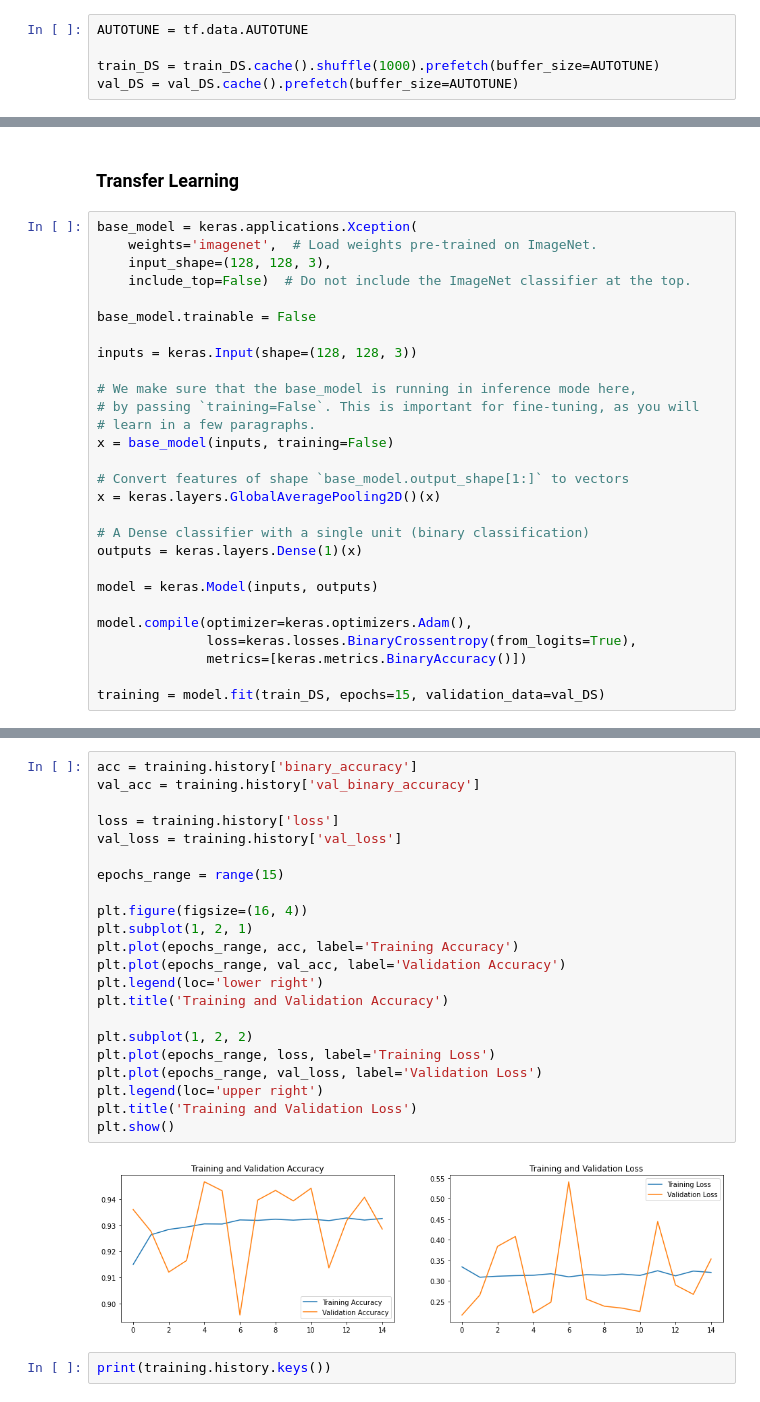
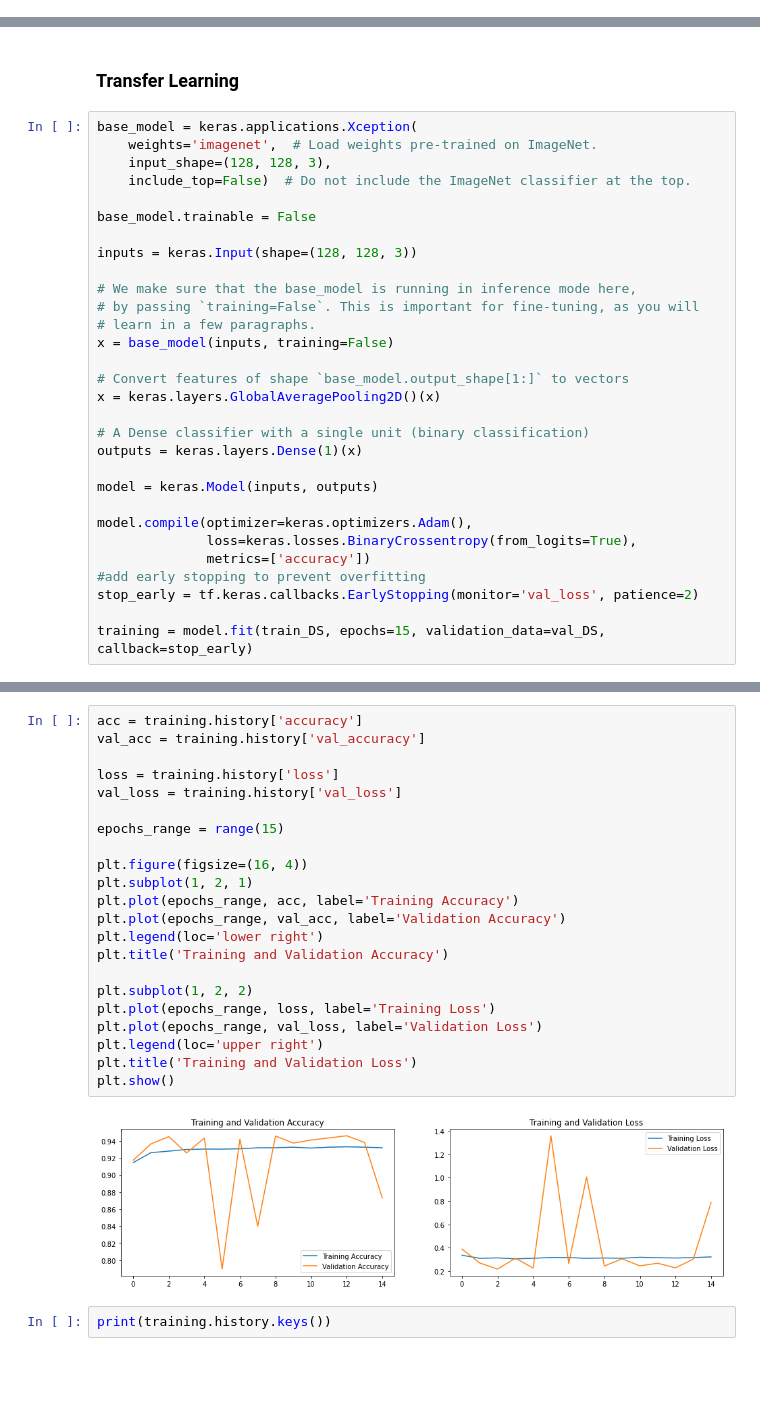
Before and after one commit to mpingus/TensorFlowWindTurbineClassifier, a Jupyter notebook: train.ipynb, the cells around one changed output, grey strips where cells are left out. Cells and saved outputs as stored; diff of their text form; blank space fills up the shorter version.

```diff
--- a/train.ipynb
+++ b/train.ipynb
@@ -197,11 +226,6 @@ Since all the images have the same format no normalization or reshaping is neede
 Data Augmentation is used to create create more data in order to get a better accuracy of the model. But since the dataset consists of a lot of images in different variation this techniques isn't necessary in this case.
 # %% [markdown]
 ## Train Modell
-# %%
-AUTOTUNE = tf.data.AUTOTUNE
-
-train_DS = train_DS.cache().shuffle(1000).prefetch(buffer_size=AUTOTUNE)
-val_DS = val_DS.cache().prefetch(buffer_size=AUTOTUNE)
 # %%
 print(shape[1:])
 print(shape)
@@ -356,8 +348,10 @@ model = keras.Model(inputs, outputs)
 
 model.compile(optimizer=keras.optimizers.Adam(),
               loss=keras.losses.BinaryCrossentropy(from_logits=True),
-              metrics=[keras.metrics.BinaryAccuracy()])
+              metrics=['accuracy'])
+#add early stopping to prevent overfitting
+stop_early = tf.keras.callbacks.EarlyStopping(monitor='val_loss', patience=2)
 
-training = model.fit(train_DS, epochs=15, validation_data=val_DS)
+training = model.fit(train_DS, epochs=15, validation_data=val_DS, callback=stop_early)
 # %% [output]
 Epoch 1/15
@@ -380,27 +383,27 @@ Epoch 15/15
 # %%
-acc = training.history['binary_accuracy']
-val_acc = training.history['val_binary_accuracy']
+acc = training.history['accuracy']
+val_acc = training.history['val_accuracy']
 
 loss = training.history['loss']
 val_loss = training.history['val_loss']
 
 epochs_range = range(15)
 
 plt.figure(figsize=(16, 4))
 plt.subplot(1, 2, 1)
 plt.plot(epochs_range, acc, label='Training Accuracy')
 plt.plot(epochs_range, val_acc, label='Validation Accuracy')
 plt.legend(loc='lower right')
 plt.title('Training and Validation Accuracy')
 
 plt.subplot(1, 2, 2)
 plt.plot(epochs_range, loss, label='Training Loss')
 plt.plot(epochs_range, val_loss, label='Validation Loss')
 plt.legend(loc='upper right')
 plt.title('Training and Validation Loss')
 plt.show()
 # %% [output]
-[figure, old version]
+[figure, new version]
 # %%
 print(training.history.keys())
 # %% [output]
```
Also changed, not shown: parts of 27 cells of this notebook, 15 other files.
